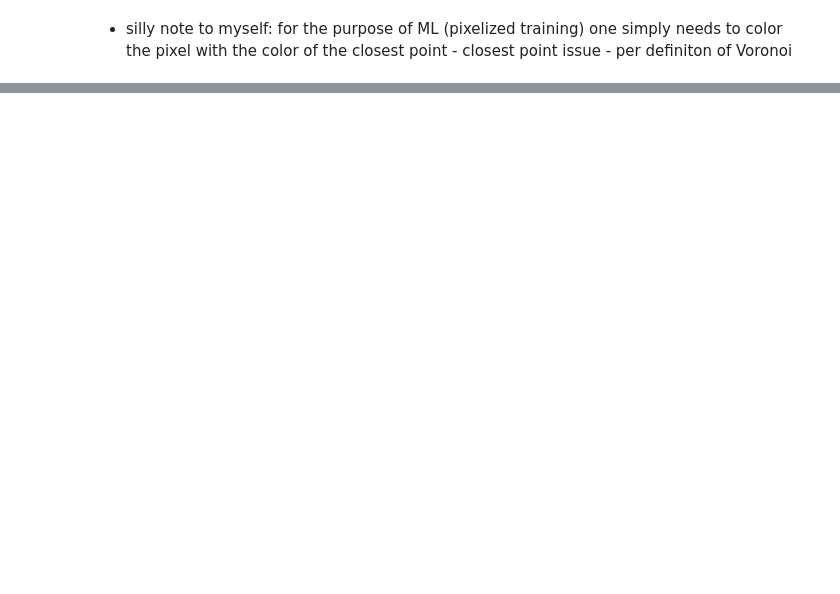
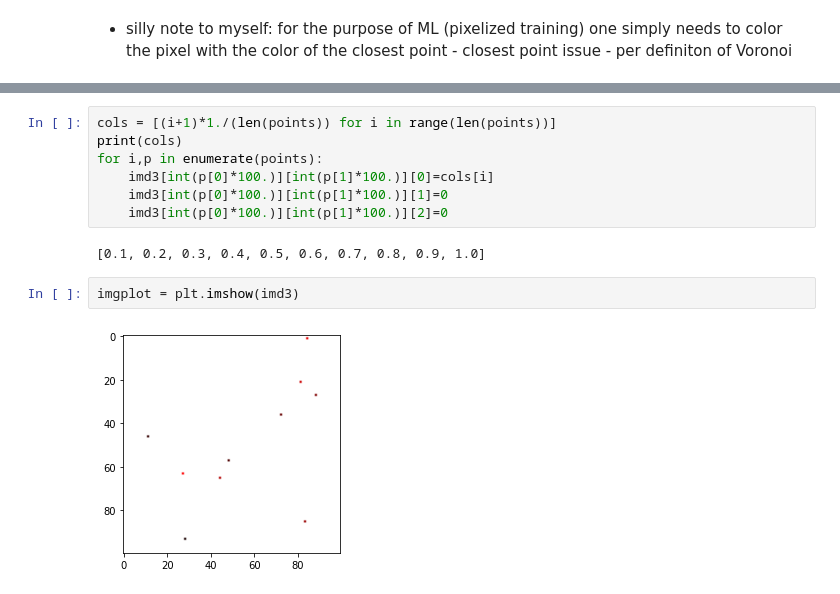
Before and after one commit to matplo/playground, a Jupyter notebook: voronoi_test.ipynb, the cells around one changed output, grey strips where cells are left out. Drawn from its saved outputs; the diff is of its cells as text; blank space fills up the shorter version.

```diff
--- a/voronoi_test.ipynb
+++ b/voronoi_test.ipynb
@@ -124,0 +150,13 @@ plt.show()
+# %%
+cols = [(i+1)*1./(len(points)) for i in range(len(points))]
+print(cols)
+for i,p in enumerate(points):
+    imd3[int(p[0]*100.)][int(p[1]*100.)][0]=cols[i]
+    imd3[int(p[0]*100.)][int(p[1]*100.)][1]=0
+    imd3[int(p[0]*100.)][int(p[1]*100.)][2]=0
+# %% [output]
+[0.1, 0.2, 0.3, 0.4, 0.5, 0.6, 0.7, 0.8, 0.9, 1.0]
+# %%
+imgplot = plt.imshow(imd3)
+# %% [output]
+[figure, added]
```
Also changed, not shown: parts of 9 cells of this notebook.
